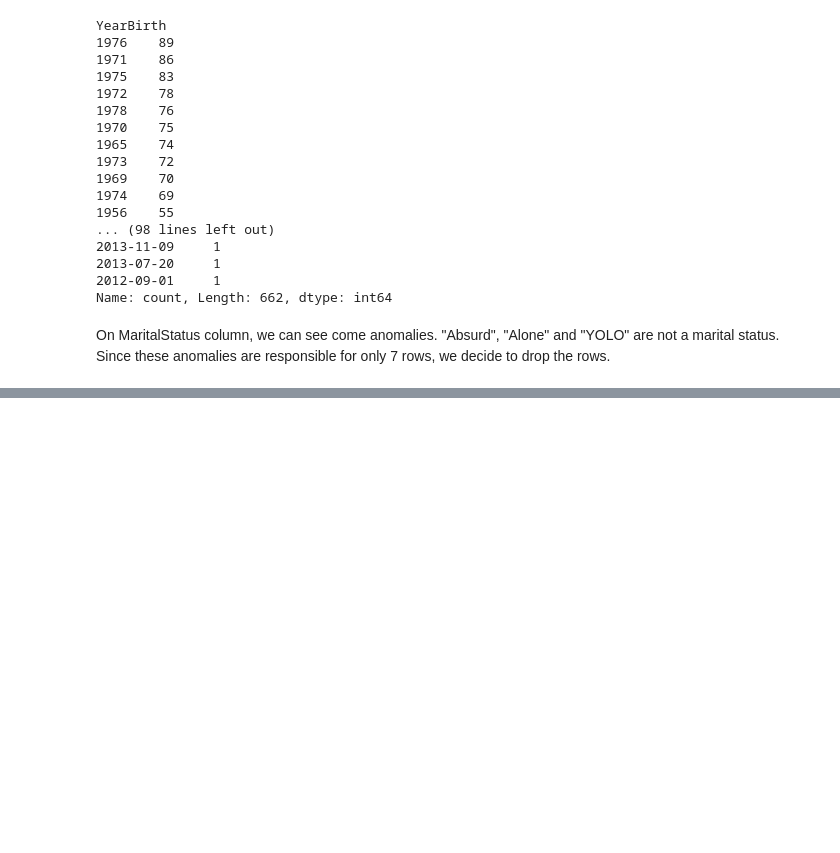
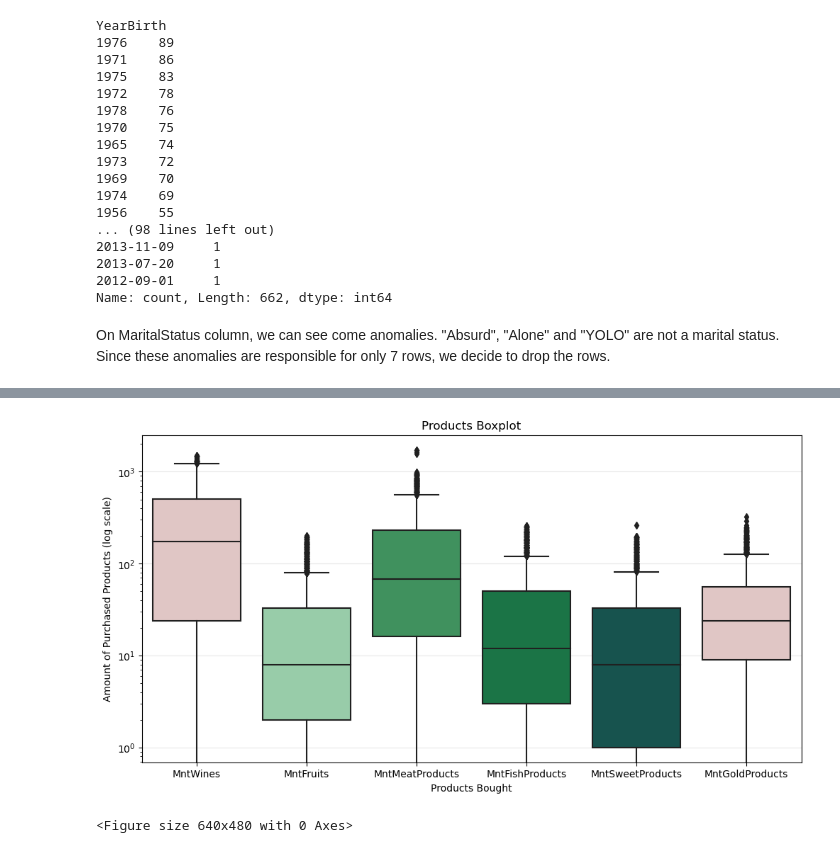
Before and after one commit to dorinMaraku/da-portfolio, a Jupyter notebook: marketing_data_analysis.ipynb, the cells around one changed output, grey strips where cells are left out. Cells and saved outputs as stored; diff of their text form; code cells hidden in the pictures; blank space fills up the shorter version.

```diff
--- a/marketing_data_analysis.ipynb
+++ b/marketing_data_analysis.ipynb
@@ -159,7 +159,7 @@ col_behavioral = [
     'MntMeatProducts',
     'MntFishProducts',
     'MntSweetProducts',
-    'MntGoldProds',
+    'MntGoldProducts',
     'NumDealsPurchases',
     'NumWebPurchases',
     'NumCatalogPurchases',
@@ -196,7 +196,7 @@ col_products = [
     'MntMeatProducts',
     'MntFishProducts',
     'MntSweetProducts',
-    'MntGoldProds'
+    'MntGoldProducts'
     ]
 # %% [markdown]
 #### Are there null values or outiers? How to wrangele/handle them?
@@ -326,0 +396,17 @@ fig, ax = plt.subplot(figsize=(8,6))
+# %%
+df = data[col_products]
+# %%
+fig, ax = plt.subplots(figsize=(12,6))
+
+sns.boxplot(df, palette=colors)
+ax.set_yscale('log')
+plt.title('Products Boxplot')
+plt.xlabel('Products Bought')
+plt.ylabel('Amount of Purchased Products (log scale)')
+ax.yaxis.grid(alpha=0.3)
+
+plt.show()
+plt.clf()
+# %% [output]
+[figure, added]
+<Figure size 640x480 with 0 Axes>
```
Also changed, not shown: parts of 20 cells of this notebook.
